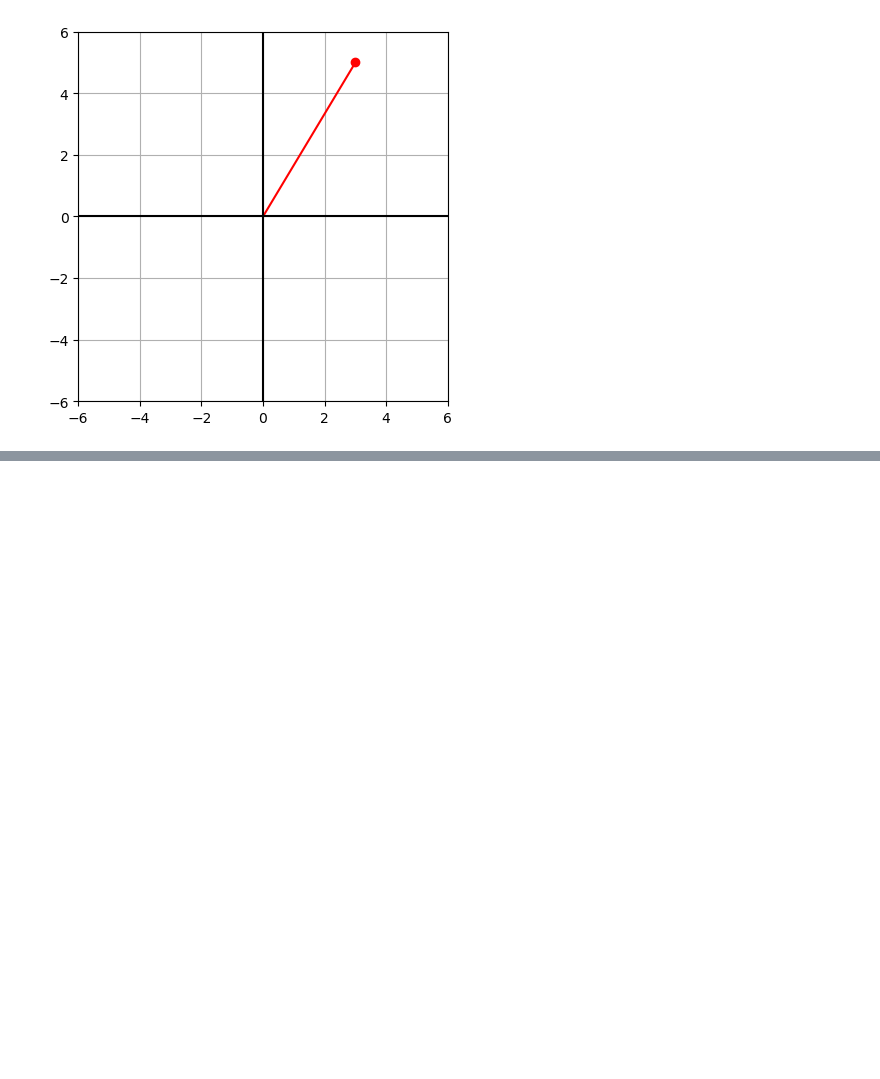
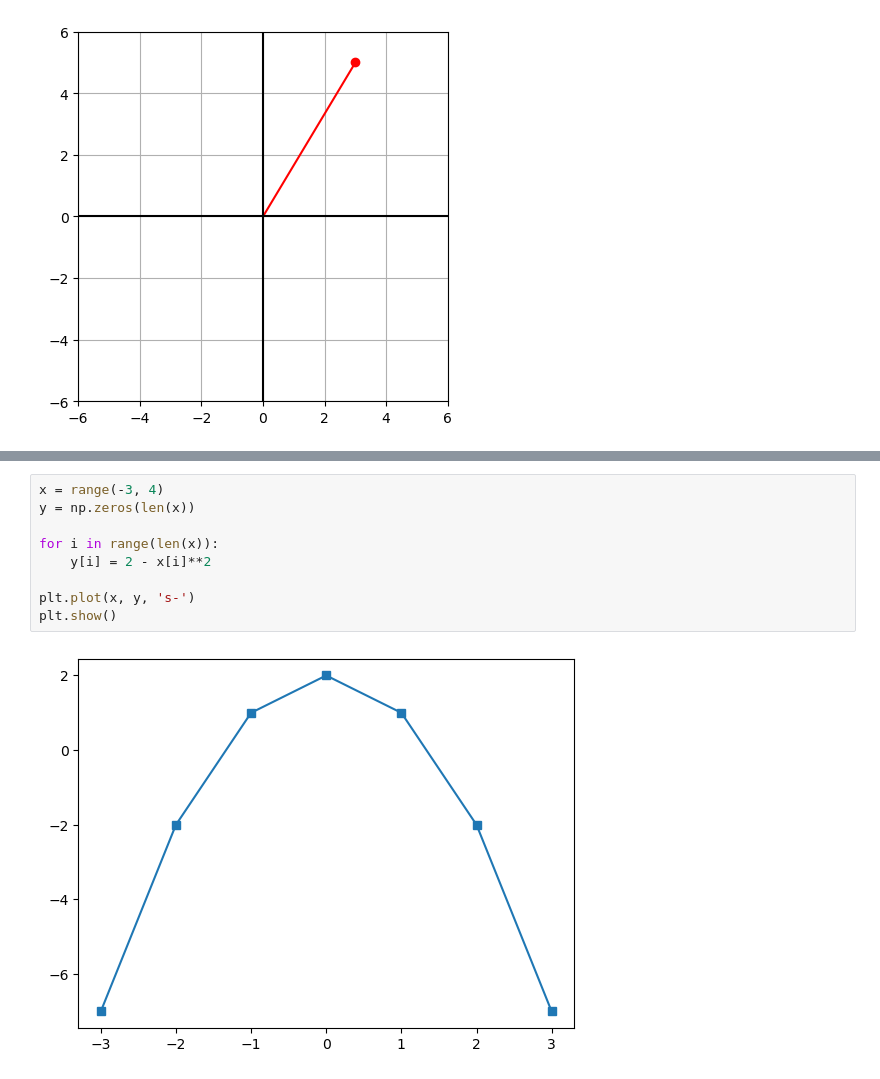
Before and after one commit to jinjiaacademy/MathPython, a Jupyter notebook: Graphing and visualization.ipynb, the cells around one changed output, grey strips where cells are left out. Cells and saved outputs as stored; diff of their text form; blank space fills up the shorter version.

```diff
--- a/Graphing and visualization.ipynb
+++ b/Graphing and visualization.ipynb
@@ -163,0 +164,11 @@ plt.show()
+# %%
+x = range(-3, 4)
+y = np.zeros(len(x))
+
+for i in range(len(x)):
+    y[i] = 2 - x[i]**2
+
+plt.plot(x, y, 's-')
+plt.show()
+# %% [output]
+[figure, added]
```
Also changed, not shown: parts of 10 cells of this notebook.
